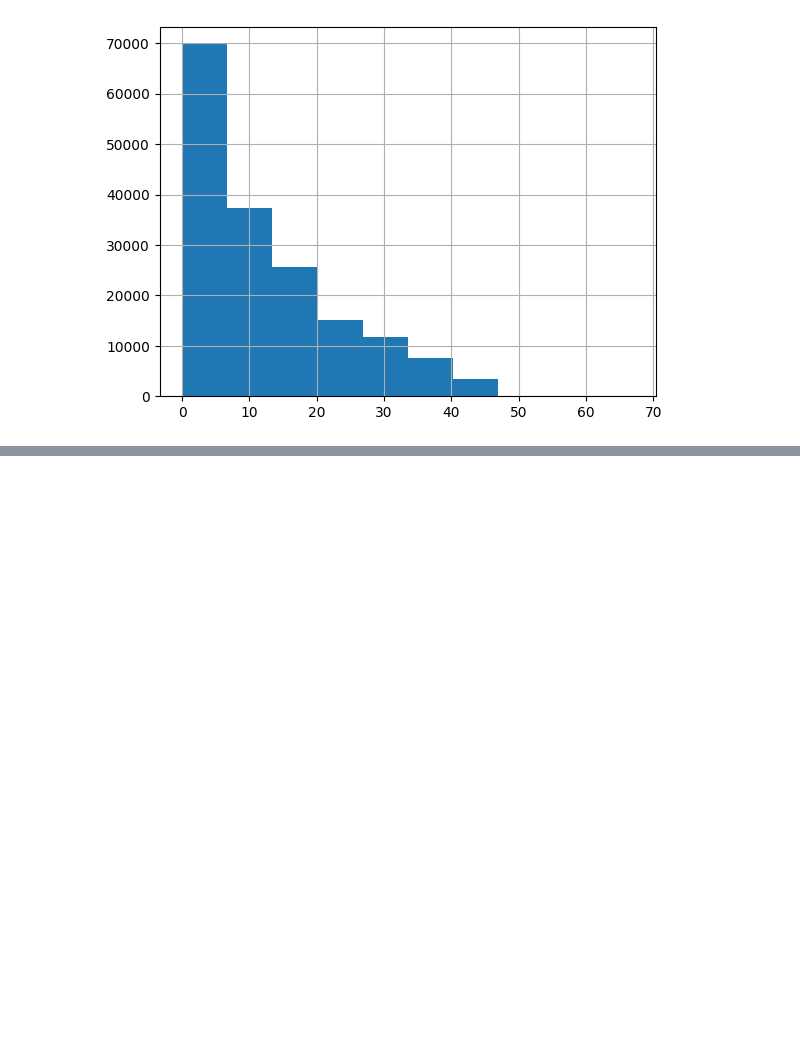
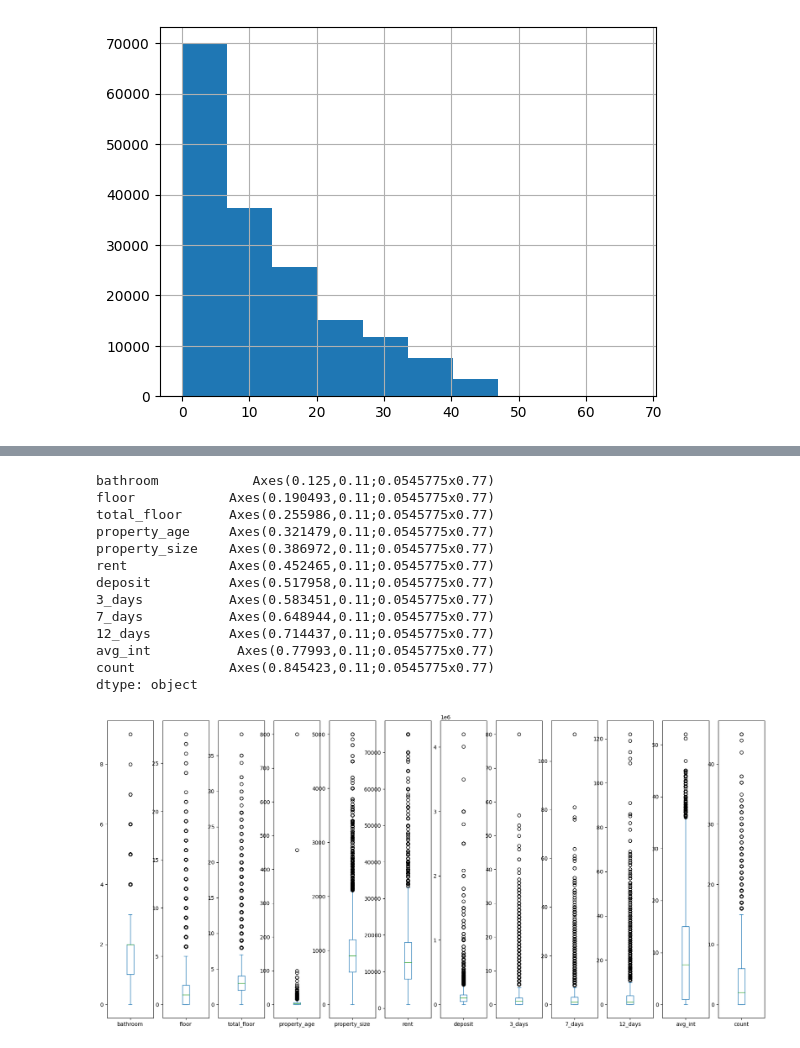
Before and after one commit to rahulsm27/Case_Studies, a Jupyter notebook: 6_PropertyClickPrediction/Final_Solution.ipynb, the cells around one changed output, grey strips where cells are left out. Saved outputs shown, nothing was run; the diff lists cells and outputs as text; code cells hidden in the pictures; blank space fills up the shorter version.

```diff
--- a/6_PropertyClickPrediction/Final_Solution.ipynb
+++ b/6_PropertyClickPrediction/Final_Solution.ipynb
@@ -191,0 +356,4 @@ See the caveats in the documentation: https://pandas.pydata.org/pandas-docs/stab
+# %%
+# Dropping as it is only one record
+index = df_final[df_final['floor'] > 40].index
+df_final.drop(index,inplace=True)
@@ -191,0 +373,3 @@ See the caveats in the documentation: https://pandas.pydata.org/pandas-docs/stab
+# %%
+index = df_final[df_final['property_size'] > 5000].index
+df_final.drop(index,inplace= True)
@@ -191,0 +380,17 @@ See the caveats in the documentation: https://pandas.pydata.org/pandas-docs/stab
+# %%
+df_final[num_cols].plot(kind='box',subplots=True,  sharex=False, sharey=False,figsize=(22,10))
+# %% [output]
+bathroom            Axes(0.125,0.11;0.0545775x0.77)
+floor            Axes(0.190493,0.11;0.0545775x0.77)
+total_floor      Axes(0.255986,0.11;0.0545775x0.77)
+property_age     Axes(0.321479,0.11;0.0545775x0.77)
+property_size    Axes(0.386972,0.11;0.0545775x0.77)
+rent             Axes(0.452465,0.11;0.0545775x0.77)
+deposit          Axes(0.517958,0.11;0.0545775x0.77)
+3_days           Axes(0.583451,0.11;0.0545775x0.77)
+7_days           Axes(0.648944,0.11;0.0545775x0.77)
+12_days          Axes(0.714437,0.11;0.0545775x0.77)
+avg_int           Axes(0.77993,0.11;0.0545775x0.77)
+count            Axes(0.845423,0.11;0.0545775x0.77)
+dtype: object
+[figure, added]
```
Also changed, not shown: parts of 58 cells of this notebook, 1 other file.
